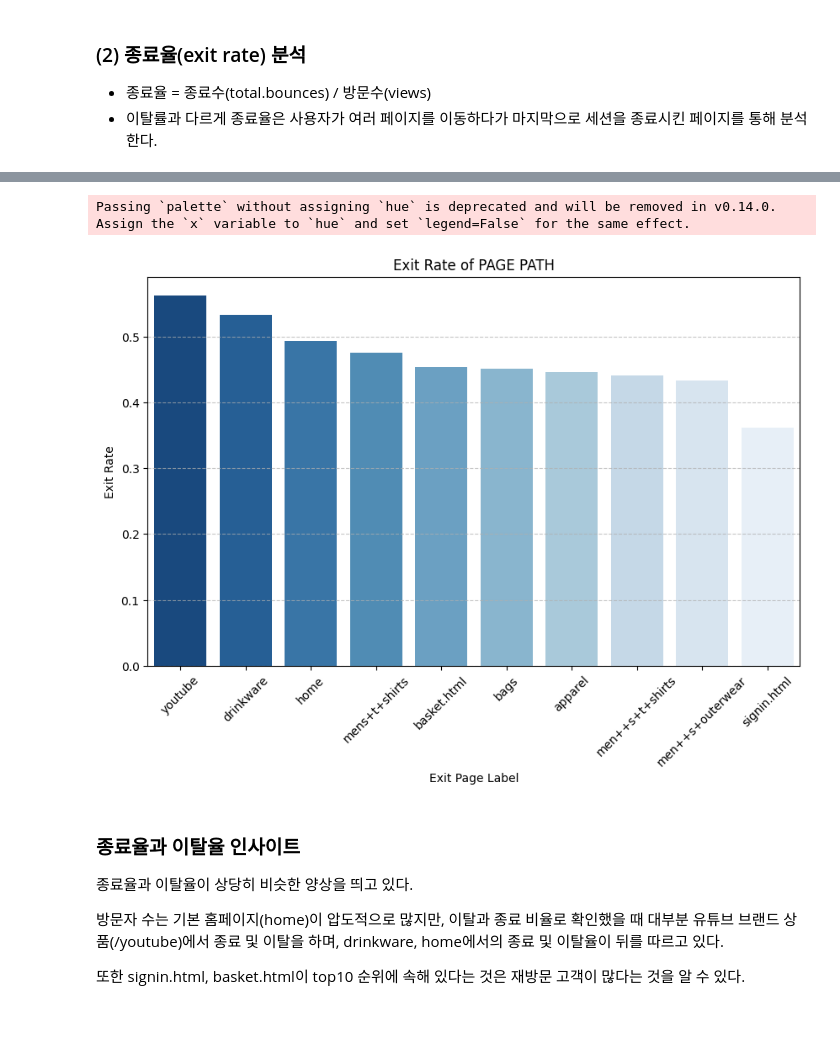
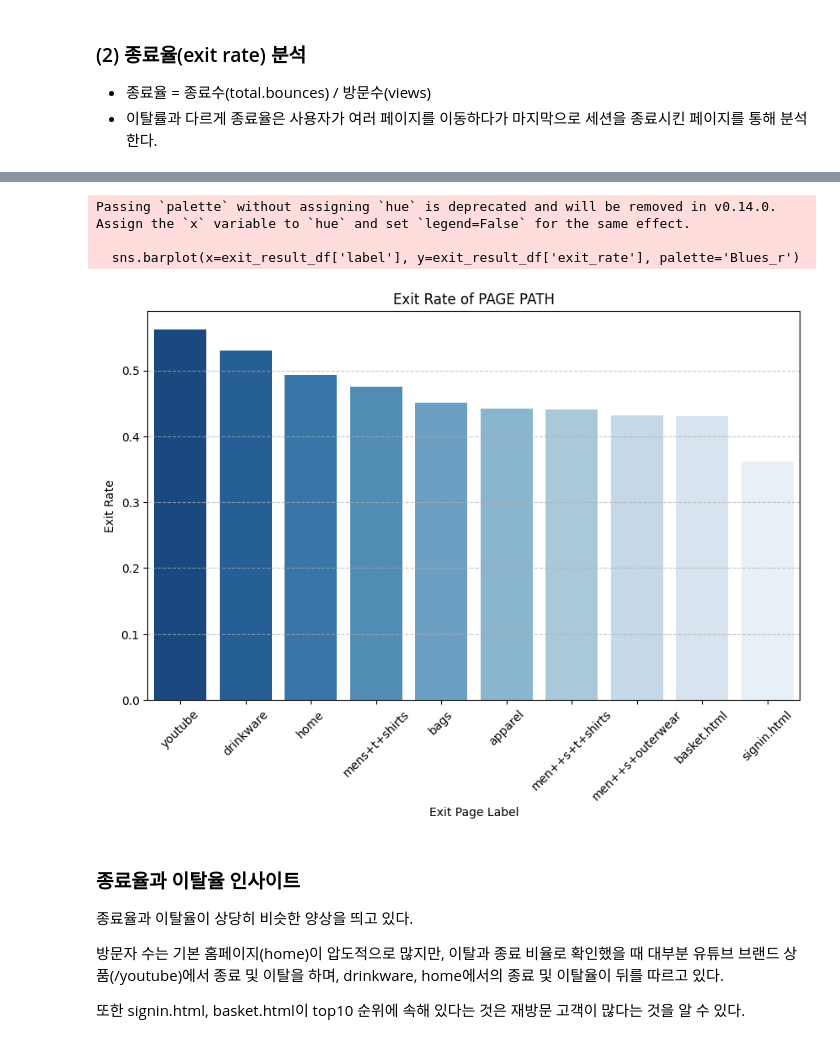
Before and after one commit to yeedacoding/eCommerce-User-Behavior-Analytics, a Jupyter notebook: funnel_analysis.ipynb, the cells around one changed output, grey strips where cells are left out. Cells and saved outputs as stored; diff of their text form; code cells hidden in the pictures.

```diff
--- a/funnel_analysis.ipynb
+++ b/funnel_analysis.ipynb
@@ -233,18 +307,54 @@ exit_result_df
+# %%
+exit_1_df = process_exit_rate(batch_1_df)
+exit_2_df = process_exit_rate(batch_2_df)
+exit_3_df = process_exit_rate(batch_3_df)
+exit_4_df = process_exit_rate(batch_4_df)
+exit_5_df = process_exit_rate(batch_5_df)
+exit_6_df = process_exit_rate(batch_6_df)
+exit_7_df = process_exit_rate(batch_7_df)
+exit_8_df = process_exit_rate(batch_8_df)
+exit_9_df = process_exit_rate(batch_9_df)
+# %%
+# 모든 batch 데이터프레임을 리스트에 저장
+exit_dfs = [
+    exit_1_df, exit_2_df, exit_3_df, exit_4_df, exit_5_df,
+    exit_6_df, exit_7_df, exit_8_df, exit_9_df
+]
+
+# 모든 배치 데이터를 하나의 데이터프레임으로 병합
+combined_df = pd.concat(exit_dfs, ignore_index=True)
+
+# page_path별 그룹화하여 views와 total_bounces 합산
+exit_df = combined_df.groupby('page_path').agg(
+    views=('views', 'sum'),
+    total_exits=('total_exits', 'sum')
+).reset_index()
+
+# 종료률 계산
+exit_df["exit_rate"] = exit_df["total_exits"] / exit_df["views"]
+
+# page_path label 지정 (URL 마지막 부분)
+exit_df['label'] = exit_df['page_path'].apply(lambda x : x.split('/')[-1])
+
+# views 기준 정렬 및 상위 10개 행 추출
+exit_df = exit_df.sort_values('views', ascending=False).head(10)
 # %%
 # 시각화
-exit_result_df = exit_result_df.sort_values("exit_rate", ascending=False)
+exit_result_df = exit_df.sort_values("exit_rate", ascending=False)
 
 plt.figure(figsize=(10, 6))
 sns.barplot(x=exit_result_df['label'], y=exit_result_df['exit_rate'], palette='Blues_r')
 plt.xlabel("Exit Page Label")
 plt.ylabel("Exit Rate")
 plt.title("Exit Rate of PAGE PATH")
 plt.xticks(rotation=45)
 plt.grid(axis='y', linestyle='--', alpha=0.7)
 plt.show()
 # %% [output]
 Passing `palette` without assigning `hue` is deprecated and will be removed in v0.14.0. Assign the `x` variable to `hue` and set `legend=False` for the same effect.
+
+  sns.barplot(x=exit_result_df['label'], y=exit_result_df['exit_rate'], palette='Blues_r')
-[figure, old version]
+[figure, new version]
 # %% [markdown]
 ### 종료율과 이탈율 인사이트
 종료율과 이탈율이 상당히 비슷한 양상을 띄고 있다.
```
Also changed, not shown: parts of 31 cells of this notebook.
